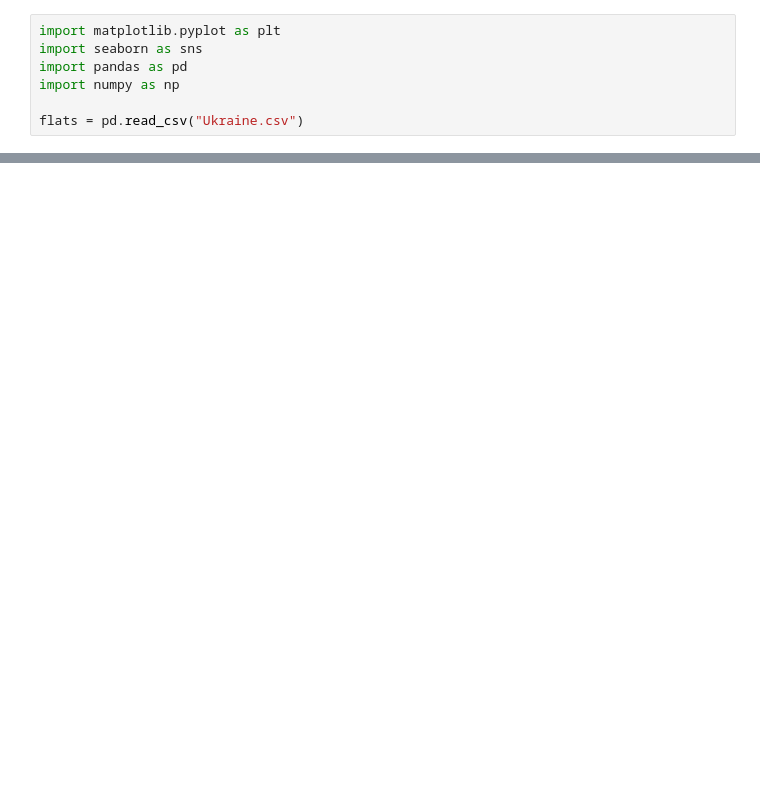
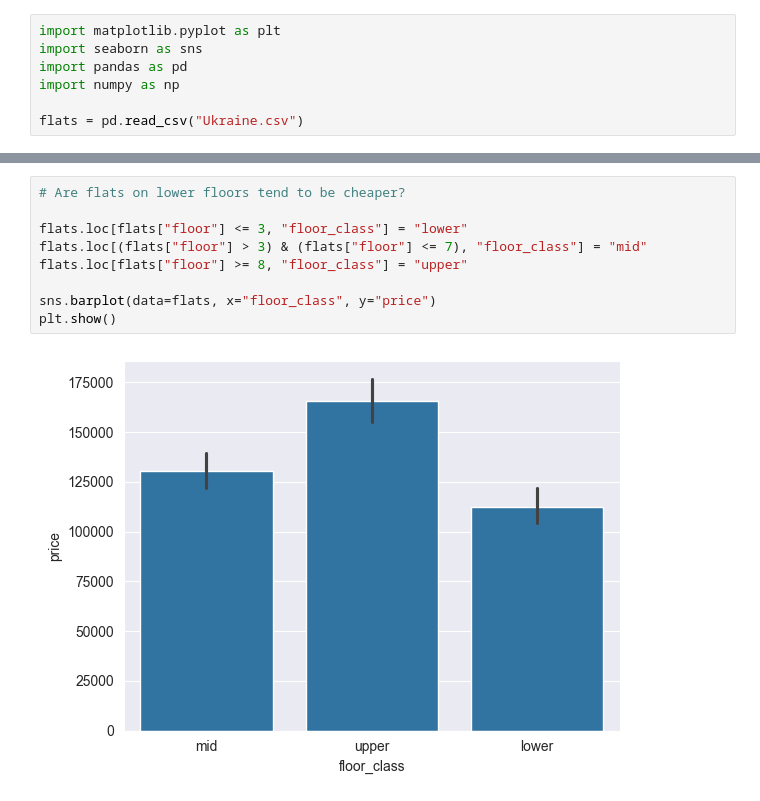
Before and after one commit to YESosnovska/apartaments-prices-analysis, a Jupyter notebook: plotting.ipynb, the cells around one changed output, grey strips where cells are left out. Drawn from its saved outputs; the diff is of its cells as text; blank space fills up the shorter version.

```diff
--- a/plotting.ipynb
+++ b/plotting.ipynb
@@ -133,0 +133,11 @@ plt.show()
+# %%
+# Are flats on lower floors tend to be cheaper?
+
+flats.loc[flats["floor"] <= 3, "floor_class"] = "lower"
+flats.loc[(flats["floor"] > 3) & (flats["floor"] <= 7), "floor_class"] = "mid"
+flats.loc[flats["floor"] >= 8, "floor_class"] = "upper"
+
+sns.barplot(data=flats, x="floor_class", y="price")
+plt.show()
+# %% [output]
+[figure, added]
```
Also changed, not shown: parts of 19 cells of this notebook.
